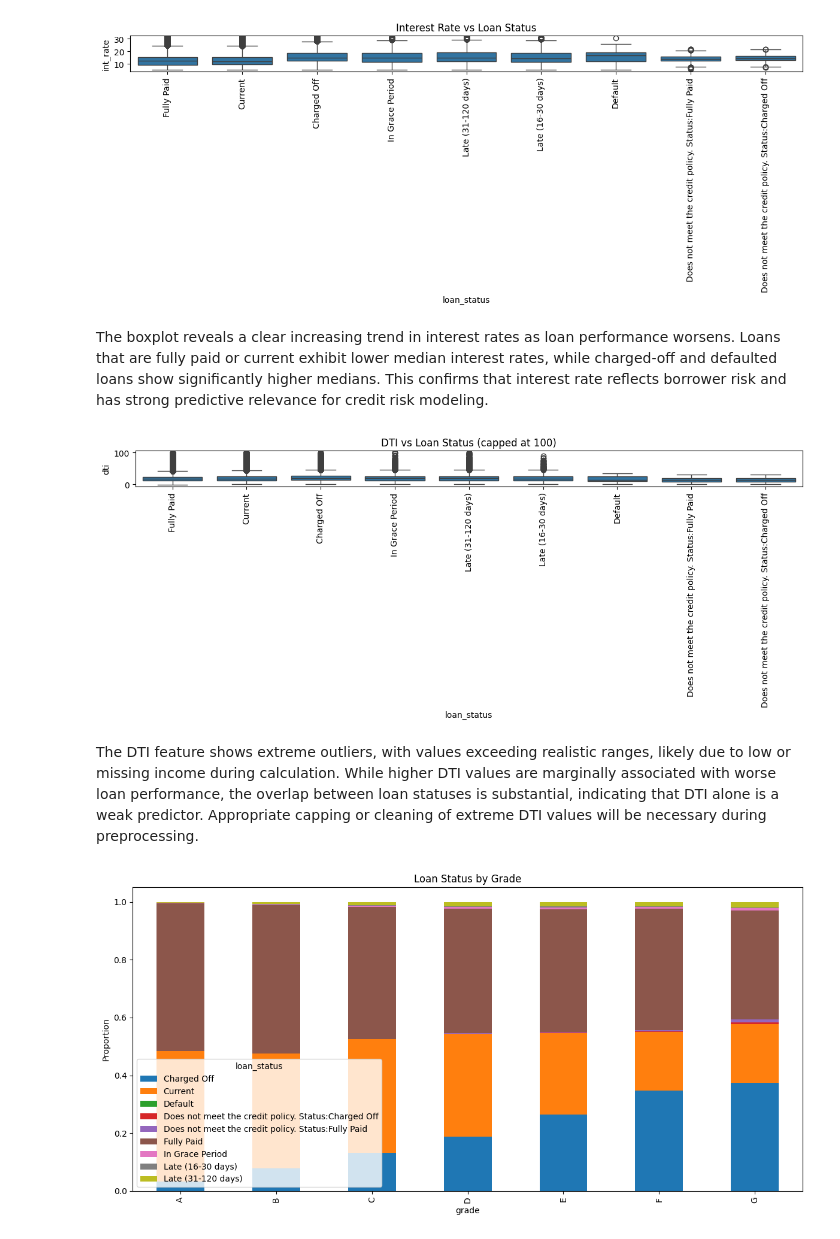
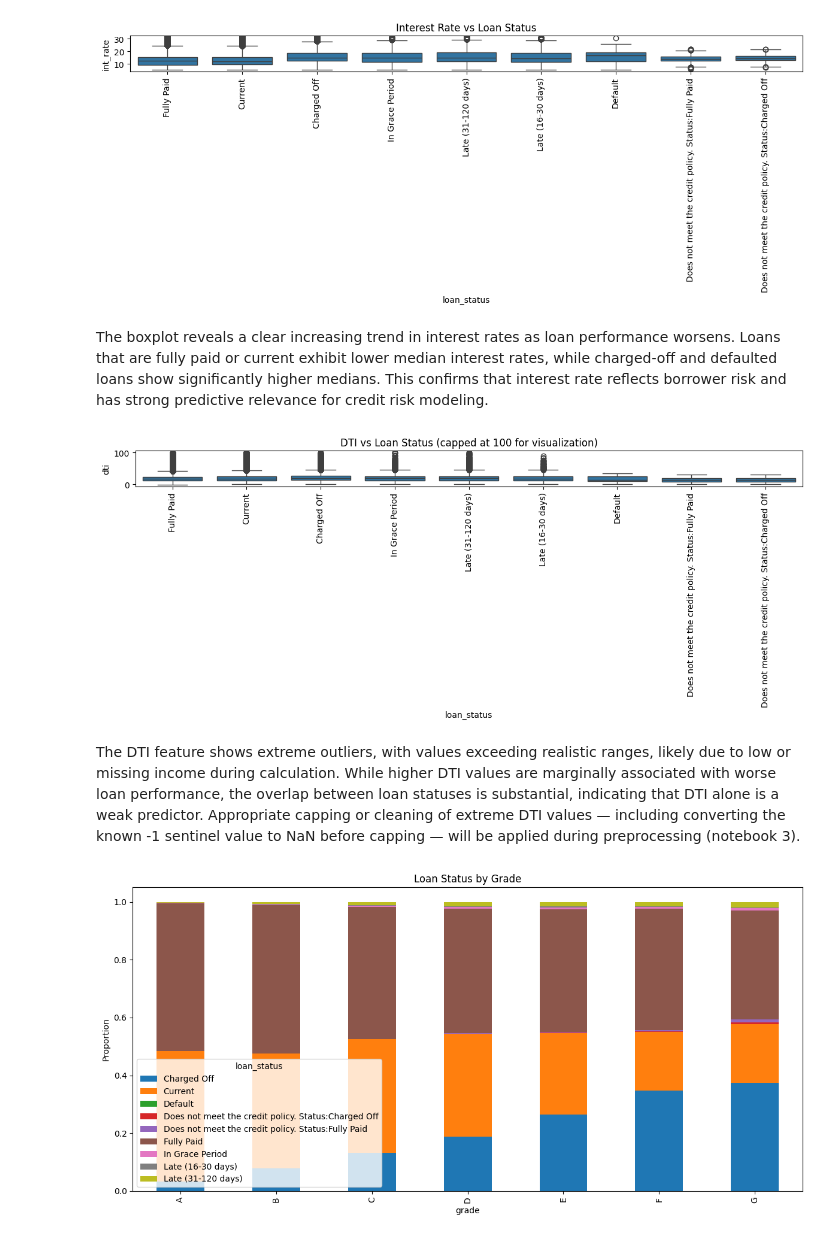
Before and after one commit to AKHIL572/Credit-Risk-Prediction-System-using-Machine-Learning, a Jupyter notebook: notebooks/2_eda.ipynb, the cells around one changed output. Saved outputs shown, nothing was run; the diff lists cells and outputs as text; code cells hidden in the pictures.

```diff
--- a/notebooks/2_eda.ipynb
+++ b/notebooks/2_eda.ipynb
@@ -23,25 +69,7 @@ Current working directory: c:\Users\venut\OneDrive\Documents\Projects\credit_ris
 # 2. load data
 #---------------------------------------
 
-EDA_COLS = [
-    "loan_status", "loan_amnt", "term", "int_rate", "installment",
-    "grade", "sub_grade", "emp_length", "home_ownership",
-    "annual_inc", "verification_status", "purpose", "dti",
-    "delinq_2yrs", "fico_range_low", "fico_range_high",
-    "open_acc", "pub_rec", "revol_bal", "revol_util",
-    "total_acc", "application_type"
-]
-
-# Chunk-based load to stay within memory limits
-chunks = []
-for chunk in pd.read_csv(
-    "data/raw/dataset.csv",
-    usecols=EDA_COLS,
-    chunksize=100_000,
-    low_memory=False
-):
-    chunks.append(chunk)
-df = pd.concat(chunks, ignore_index=True)
+df = load_full_dataset_memory_safe("data/raw/dataset.csv")
 
 # Clean interest rate if stored as string
 if df["int_rate"].dtype == object:
@@ -49,5 +77,4 @@ if df["int_rate"].dtype == object:
     df["int_rate"] = pd.to_numeric(df["int_rate"], errors="coerce")
 
 print("Shape:", df.shape)
-print("Columns loaded:", len(df.columns))
 # %% [output]
@@ -147,24 +261,35 @@ plt.show()
 # %% [output]
 [figure]
 # %% [markdown]
-The boxplot reveals a clear increasing trend in interest rates as loan performance worsens. Loans that are fully paid or current exhibit lower median interest rates, while charged-off and defaulted loans show significantly higher medians. This confirms that interest rate reflects borrower risk and has strong predictive relevance for credit risk modeling.
+The boxplot reveals a clear increasing trend in interest rates as loan performance
+worsens. Loans that are fully paid or current exhibit lower median interest rates,
+while charged-off and defaulted loans show significantly higher medians. This
+confirms that interest rate reflects borrower risk and has strong predictive
+relevance for credit risk modeling.
 # %%
 #---------------------------------------
 # 9. DTI vs Loan Status
 #---------------------------------------
 
 plt.figure(figsize=(12, 5))
-# Cap DTI at 100 for visualization (extreme outliers skew the plot)
+# Cap DTI at 100 for visualization only. Note: dti also contains a known -1
+# sentinel value (confirmed in notebook 1) which will be converted to NaN in
+# preprocessing before any capping is applied to the modeling data itself.
 df_vis = df[df["dti"] <= 100].copy()
 sns.boxplot(x="loan_status", y="dti", data=df_vis)
 plt.xticks(rotation=90)
-plt.title("DTI vs Loan Status (capped at 100)")
+plt.title("DTI vs Loan Status (capped at 100 for visualization)")
 plt.tight_layout()
 plt.show()
 # %% [output]
-[figure, old version]
+[figure, new version]
 # %% [markdown]
-The DTI feature shows extreme outliers, with values exceeding realistic ranges, likely due to low or missing income during calculation. While higher DTI values are marginally associated with worse loan performance, the overlap between loan statuses is substantial, indicating that DTI alone is a weak predictor. Appropriate capping or cleaning of extreme DTI values will be necessary during preprocessing.
+The DTI feature shows extreme outliers, with values exceeding realistic ranges,
+likely due to low or missing income during calculation. While higher DTI values are
+marginally associated with worse loan performance, the overlap between loan statuses
+is substantial, indicating that DTI alone is a weak predictor. Appropriate capping
+or cleaning of extreme DTI values — including converting the known -1 sentinel value
+to NaN before capping — will be applied during preprocessing (notebook 3).
 # %%
 #---------------------------------------
 # 10. Loan Status by Grade
```
Also changed, not shown: parts of 25 cells of this notebook, 1 other file.
